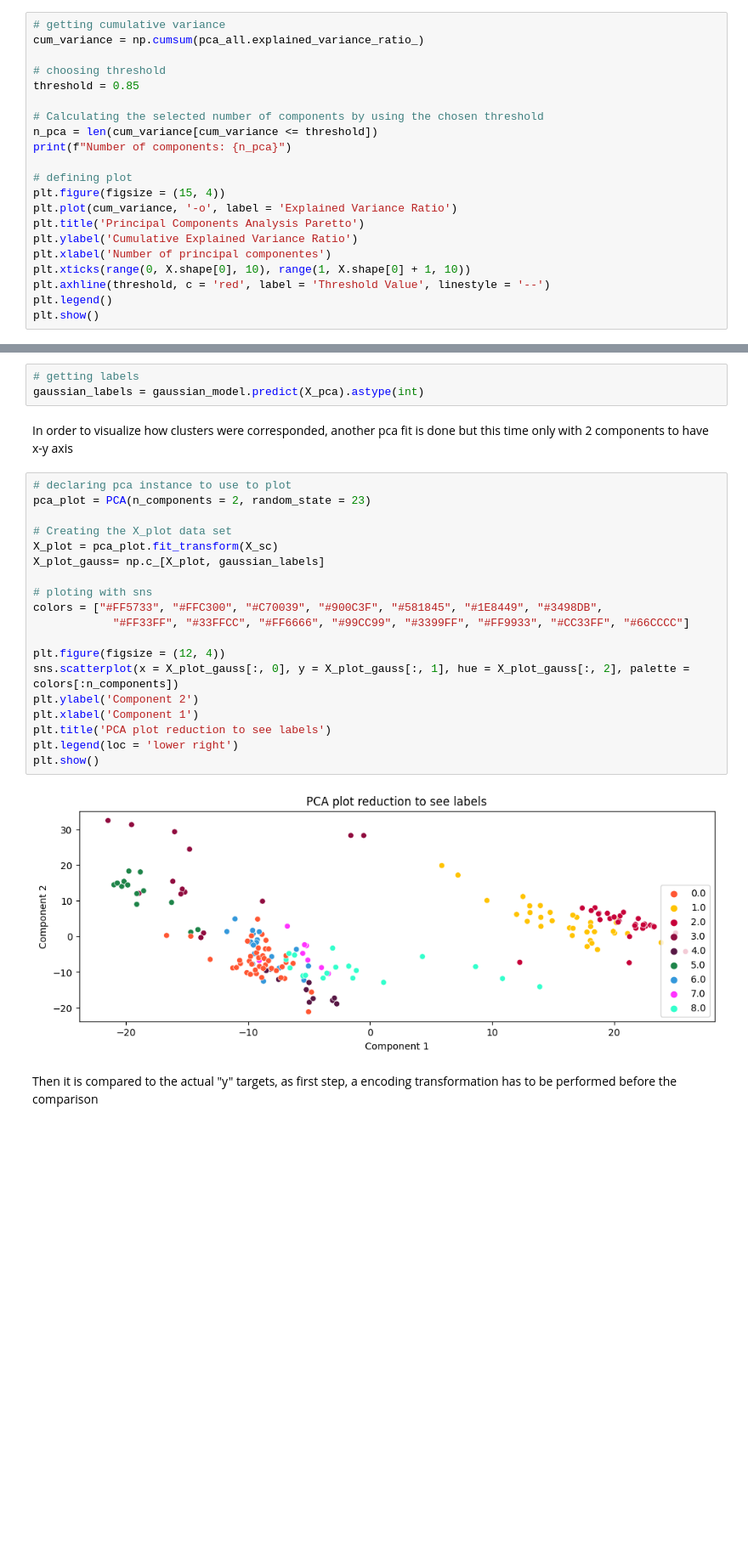
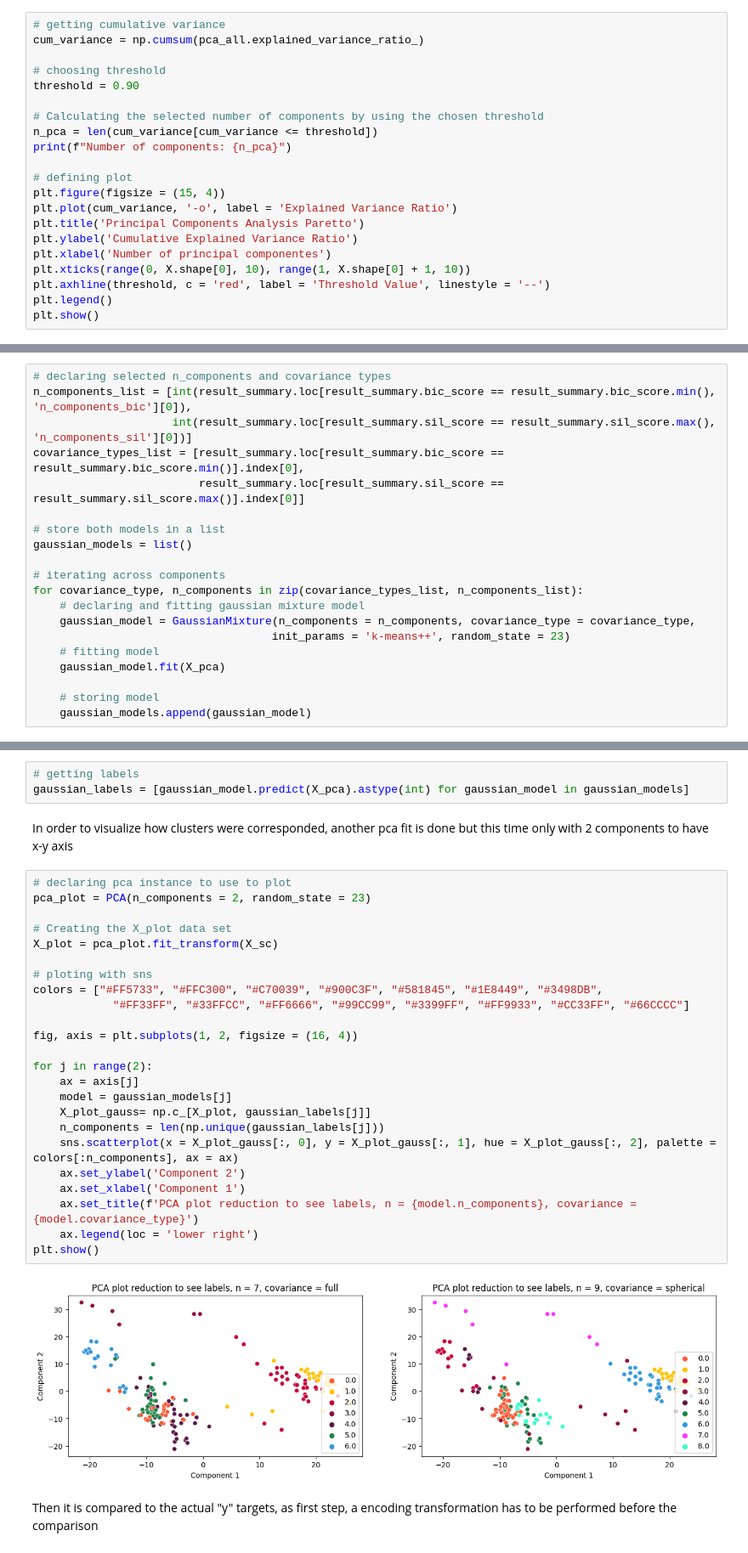
Before and after one commit to JoseGarayar/clustering_utec, a Jupyter notebook: notebook_bruno.ipynb, the cells around one changed output, grey strips where cells are left out. Shown at 85% size. Drawn from its saved outputs; the diff is of its cells as text; blank space fills up the shorter version.

Commit message:
two models compared in gaussian mixture section

```diff
--- a/notebook_bruno.ipynb
+++ b/notebook_bruno.ipynb
@@ -39,7 +38,7 @@ Plotting cumulative variance ratio
 cum_variance = np.cumsum(pca_all.explained_variance_ratio_)
 
 # choosing threshold
-threshold = 0.85
+threshold = 0.90
 
 # Calculating the selected number of components by using the chosen threshold
 n_pca = len(cum_variance[cum_variance <= threshold])
@@ -185,31 +261,56 @@ GaussianMixture(init_params='k-means++', n_components=9, random_state=23)
+# %%
+# declaring selected n_components and covariance types
+n_components_list = [int(result_summary.loc[result_summary.bic_score == result_summary.bic_score.min(), 'n_components_bic'][0]),
+                     int(result_summary.loc[result_summary.sil_score == result_summary.sil_score.max(), 'n_components_sil'][0])]
+covariance_types_list = [result_summary.loc[result_summary.bic_score == result_summary.bic_score.min()].index[0],
+                         result_summary.loc[result_summary.sil_score == result_summary.sil_score.max()].index[0]]
+
+# store both models in a list
+gaussian_models = list()
+
+# iterating across components
+for covariance_type, n_components in zip(covariance_types_list, n_components_list):
+    # declaring and fitting gaussian mixture model
+    gaussian_model = GaussianMixture(n_components = n_components, covariance_type = covariance_type,
+                                    init_params = 'k-means++', random_state = 23)
+    # fitting model
+    gaussian_model.fit(X_pca)
+
+    # storing model
+    gaussian_models.append(gaussian_model)
 # %% [markdown]
 Now it has been fitted, predictions need to be performed to get the labels the model has grouped
 # %%
 # getting labels
-gaussian_labels = gaussian_model.predict(X_pca).astype(int)
+gaussian_labels = [gaussian_model.predict(X_pca).astype(int) for gaussian_model in gaussian_models]
 # %% [markdown]
 In order to visualize how clusters were corresponded, another pca fit is done but this time only with 2 components to have x-y axis
 # %%
 # declaring pca instance to use to plot
 pca_plot = PCA(n_components = 2, random_state = 23)
 
 # Creating the X_plot data set
 X_plot = pca_plot.fit_transform(X_sc)
-X_plot_gauss= np.c_[X_plot, gaussian_labels]
 
 # ploting with sns
 colors = ["#FF5733", "#FFC300", "#C70039", "#900C3F", "#581845", "#1E8449", "#3498DB",
             "#FF33FF", "#33FFCC", "#FF6666", "#99CC99", "#3399FF", "#FF9933", "#CC33FF", "#66CCCC"]
 
-plt.figure(figsize = (12, 4))
-sns.scatterplot(x = X_plot_gauss[:, 0], y = X_plot_gauss[:, 1], hue = X_plot_gauss[:, 2], palette = colors[:n_components])
-plt.ylabel('Component 2')
-plt.xlabel('Component 1')
-plt.title('PCA plot reduction to see labels')
-plt.legend(loc = 'lower right')
+fig, axis = plt.subplots(1, 2, figsize = (16, 4))
+
+for j in range(2):
+    ax = axis[j]
+    model = gaussian_models[j]
+    X_plot_gauss= np.c_[X_plot, gaussian_labels[j]]
+    n_components = len(np.unique(gaussian_labels[j]))
+    sns.scatterplot(x = X_plot_gauss[:, 0], y = X_plot_gauss[:, 1], hue = X_plot_gauss[:, 2], palette = colors[:n_components], ax = ax)
+    ax.set_ylabel('Component 2')
+    ax.set_xlabel('Component 1')
+    ax.set_title(f'PCA plot reduction to see labels, n = {model.n_components}, covariance = {model.covariance_type}')
+    ax.legend(loc = 'lower right')
 plt.show()
 # %% [output]
-[figure, old version]
+[figure, new version]
 # %% [markdown]
 Then it is compared to the actual "y" targets, as first step, a encoding transformation has to be performed before the comparison
 # %%
```
Also changed, not shown: parts of 20 cells of this notebook.
